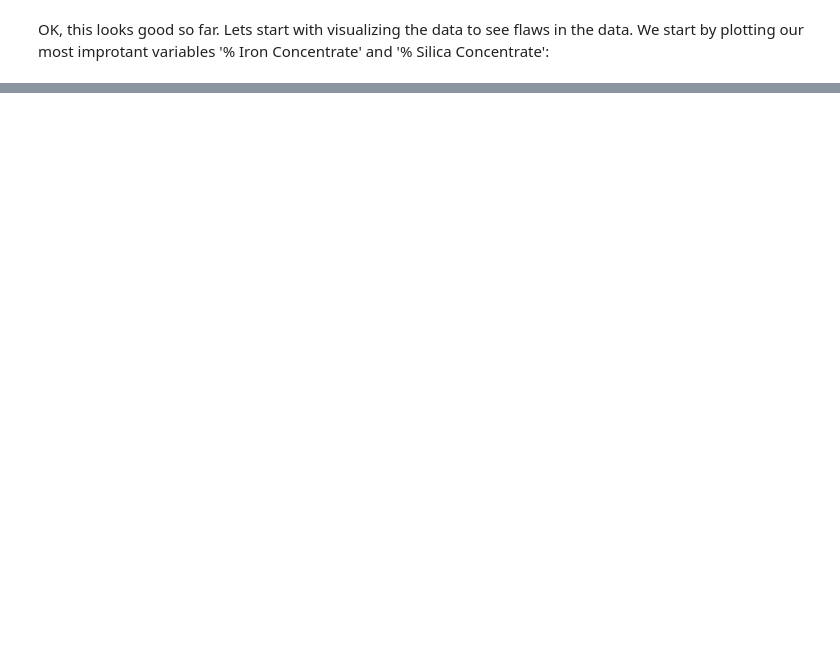
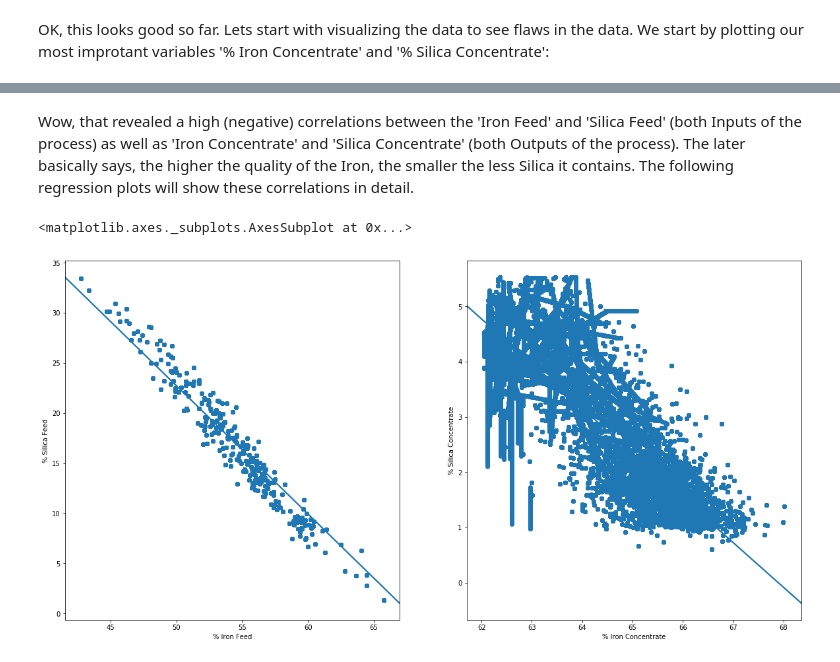
Before and after one commit to ca-schumacher/pred_Float, a Jupyter notebook: data_analysis.ipynb, the cells around one changed output, grey strips where cells are left out. Saved outputs shown, nothing was run; the diff lists cells and outputs as text; code cells hidden in the pictures; blank space fills up the shorter version.

```diff
--- a/data_analysis.ipynb
+++ b/data_analysis.ipynb
@@ -105,0 +137,11 @@ df.drop(index = "2017-03-29 12:00:00")
+# %% [markdown]
+Wow, that revealed a high (negative) correlations between the 'Iron Feed' and 'Silica Feed' (both Inputs of the process) as well as 'Iron Concentrate' and 'Silica Concentrate' (both Outputs of the process). The later basically says, the higher the quality of the Iron, the smaller the less Silica it contains. The following regression plots will show these correlations in detail.
+# %%
+plt.figure(figsize=(20,10))
+plt.subplot(1, 2, 1)
+sns.regplot(x=df['% Iron Feed'], y=df['% Silica Feed'])
+plt.subplot(1, 2, 2)
+sns.regplot(x=df['% Iron Concentrate'], y=df['% Silica Concentrate'])
+# %% [output]
+<matplotlib.axes._subplots.AxesSubplot at 0x...>
+[figure, added]
```
Also changed, not shown: parts of 41 cells of this notebook, 1 other file.
